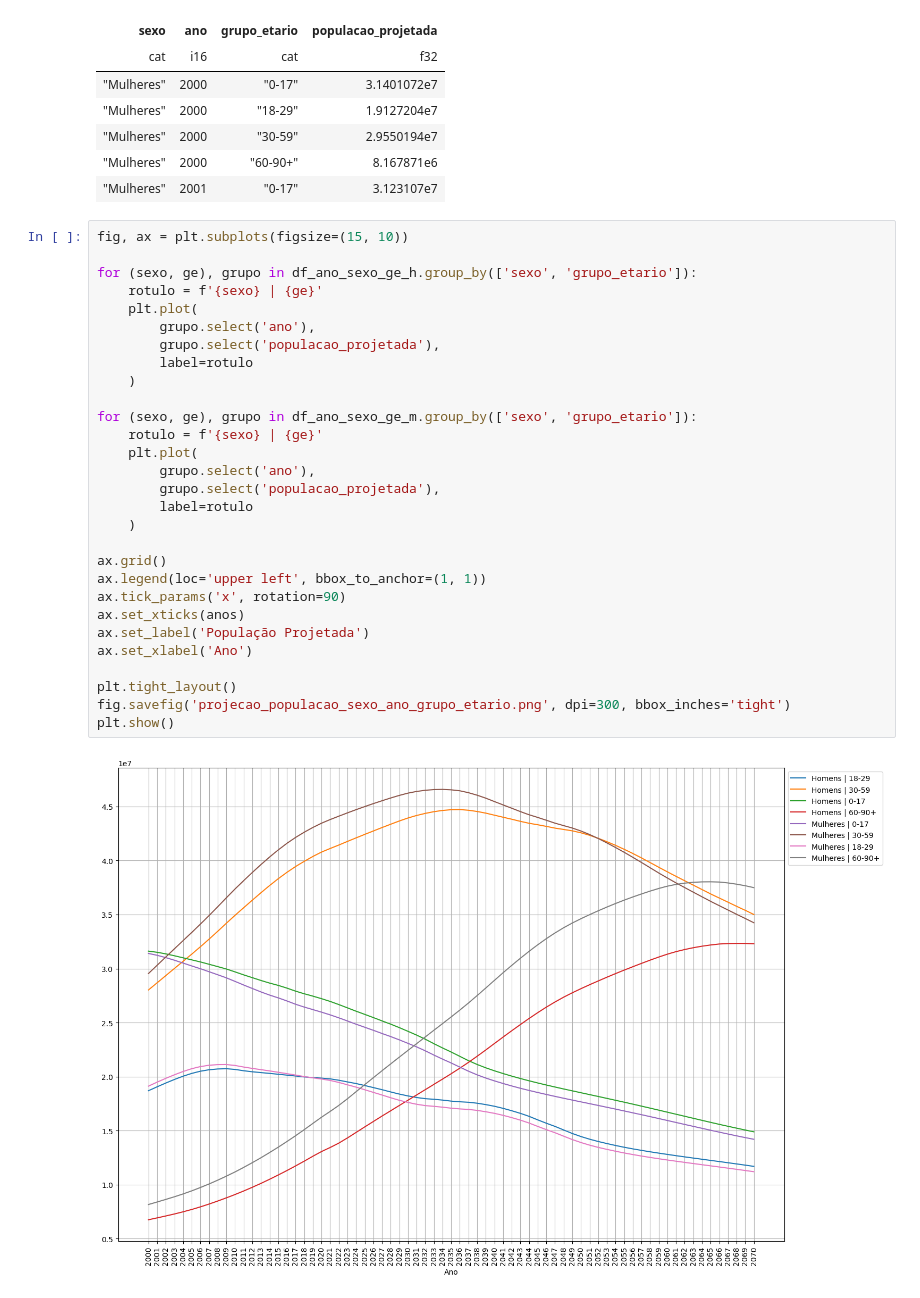
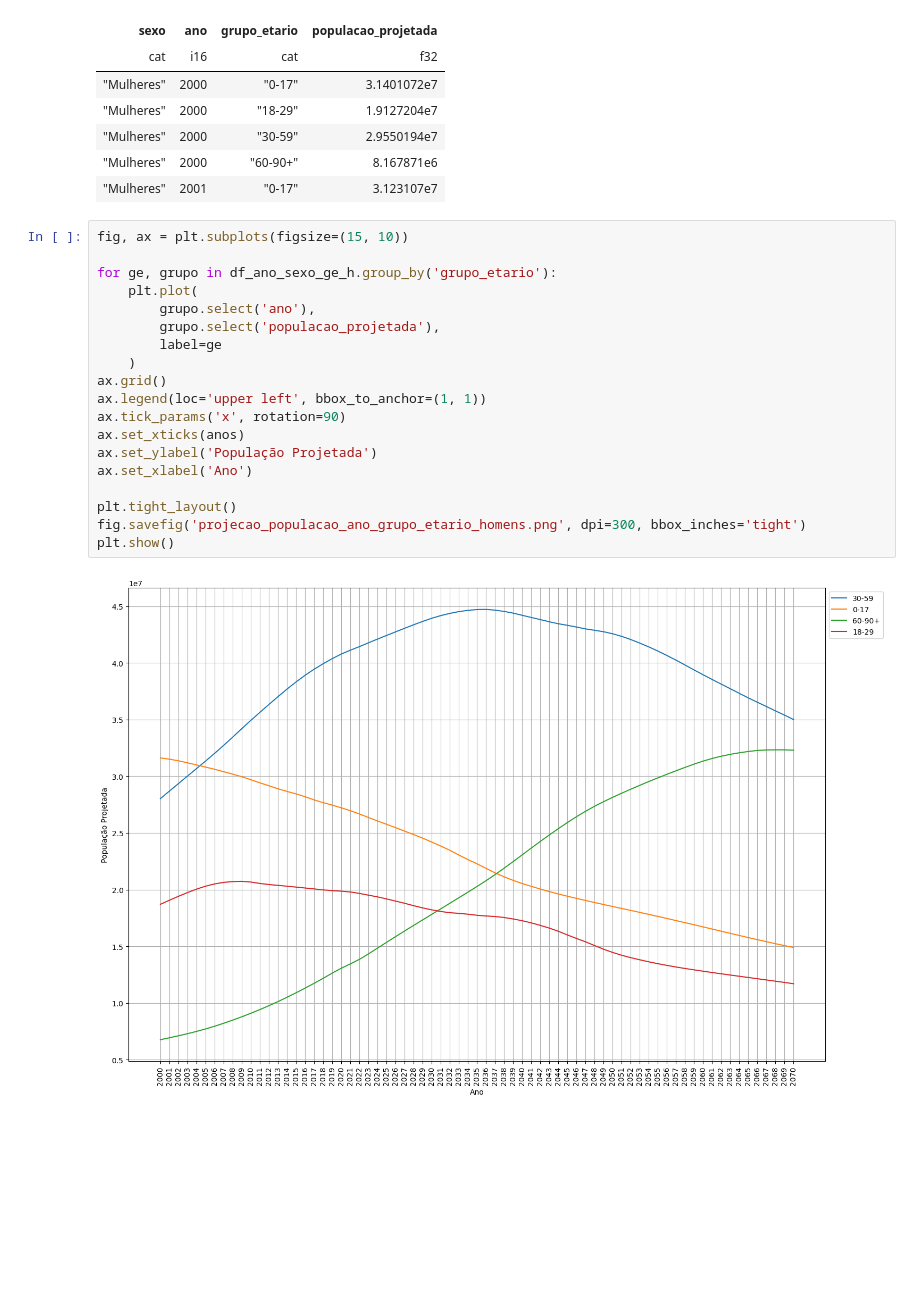
Before and after one commit to LazaroDamasceno/Rascunho-Artigo, a Jupyter notebook: analise_dados/projecao_populaco_ibge/projecao_populacao.ipynb, the cells around one changed output. Cells and saved outputs as stored; diff of their text form; blank space fills up the shorter version.

Commit message:
Substituiu a figura projecao_populacao_sexo_ano_grupo_etario.png com as figuras projecao_populacao_ano_grupo_etario_mulheres.png e projecao_populacao_ano_grupo_etario_homens.png

```diff
--- a/analise_dados/projecao_populaco_ibge/projecao_populacao.ipynb
+++ b/analise_dados/projecao_populaco_ibge/projecao_populacao.ipynb
@@ -353,31 +353,21 @@ shape: (5, 4)
 # %%
 fig, ax = plt.subplots(figsize=(15, 10))
 
-for (sexo, ge), grupo in df_ano_sexo_ge_h.group_by(['sexo', 'grupo_etario']):
-    rotulo = f'{sexo} | {ge}'
+for ge, grupo in df_ano_sexo_ge_h.group_by('grupo_etario'):
     plt.plot(
         grupo.select('ano'),
         grupo.select('populacao_projetada'),
-        label=rotulo
+        label=ge
     )
-
-for (sexo, ge), grupo in df_ano_sexo_ge_m.group_by(['sexo', 'grupo_etario']):
-    rotulo = f'{sexo} | {ge}'
-    plt.plot(
-        grupo.select('ano'),
-        grupo.select('populacao_projetada'),
-        label=rotulo
-    )
-
 ax.grid()
 ax.legend(loc='upper left', bbox_to_anchor=(1, 1))
 ax.tick_params('x', rotation=90)
 ax.set_xticks(anos)
-ax.set_label('População Projetada')
+ax.set_ylabel('População Projetada')
 ax.set_xlabel('Ano')
 
 plt.tight_layout()
-fig.savefig('projecao_populacao_sexo_ano_grupo_etario.png', dpi=300, bbox_inches='tight')
+fig.savefig('projecao_populacao_ano_grupo_etario_homens.png', dpi=300, bbox_inches='tight')
 plt.show()
 # %% [output]
-[figure, old version]
+[figure, new version]
```
Also changed, not shown: parts of 5 cells of this notebook, 11 other files.
